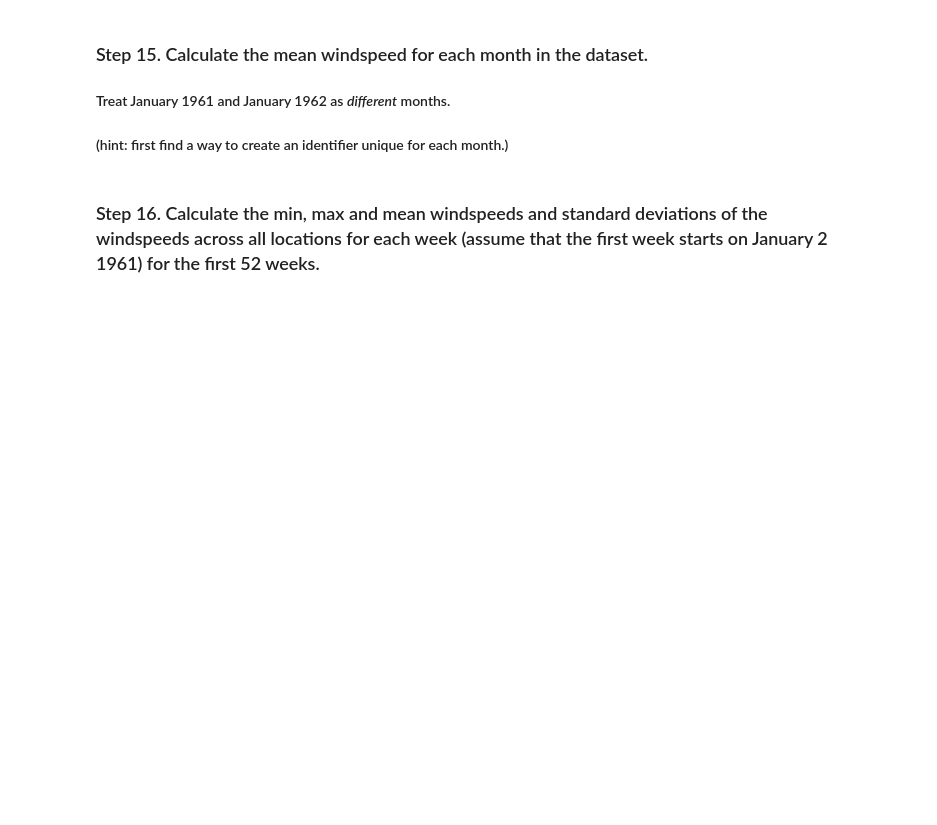
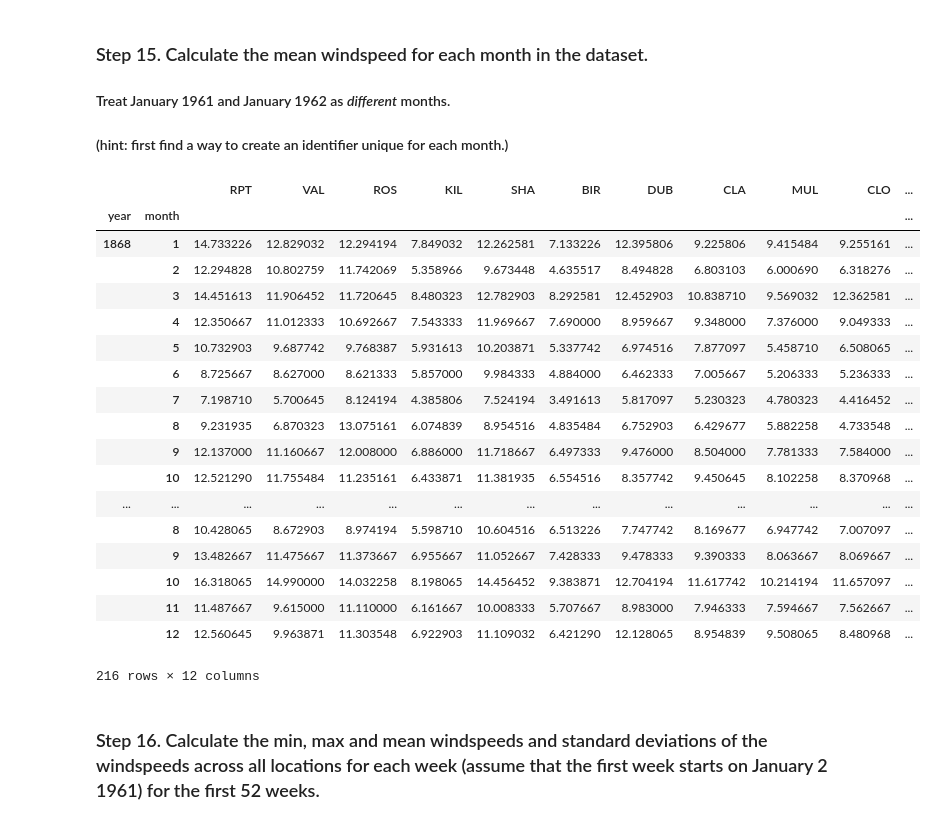
Before and after one commit to amaralcs/pandas_exercises, a Jupyter notebook: 06_Stats/Wind_Stats/Exercises_ca_sol.ipynb, the cells around one changed output. Drawn from its saved outputs; the diff is of its cells as text; code cells hidden in the pictures; blank space fills up the shorter version.

```diff
--- a/06_Stats/Wind_Stats/Exercises_ca_sol.ipynb
+++ b/06_Stats/Wind_Stats/Exercises_ca_sol.ipynb
@@ -141,5 +273,27 @@ dtype: int64
 ### Step 15. Calculate the mean windspeed for each month in the dataset.
 #### Treat January 1961 and January 1962 as *different* months.
 #### (hint: first find a  way to create an identifier unique for each month.)
+# %%
+data.loc[:,'RPT':'month'].groupby(['year','month']).mean()
+# %% [output]
+|  |  | RPT | VAL | ROS | KIL | SHA | BIR | DUB | CLA | MUL | CLO | ... |
+| year | month |  |  |  |  |  |  |  |  |  |  | ... |
+| 1868 | 1 | 14.733226 | 12.829032 | 12.294194 | 7.849032 | 12.262581 | 7.133226 | 12.395806 | 9.225806 | 9.415484 | 9.255161 | ... |
+|  | 2 | 12.294828 | 10.802759 | 11.742069 | 5.358966 | 9.673448 | 4.635517 | 8.494828 | 6.803103 | 6.000690 | 6.318276 | ... |
+|  | 3 | 14.451613 | 11.906452 | 11.720645 | 8.480323 | 12.782903 | 8.292581 | 12.452903 | 10.838710 | 9.569032 | 12.362581 | ... |
+|  | 4 | 12.350667 | 11.012333 | 10.692667 | 7.543333 | 11.969667 | 7.690000 | 8.959667 | 9.348000 | 7.376000 | 9.049333 | ... |
+|  | 5 | 10.732903 | 9.687742 | 9.768387 | 5.931613 | 10.203871 | 5.337742 | 6.974516 | 7.877097 | 5.458710 | 6.508065 | ... |
+|  | 6 | 8.725667 | 8.627000 | 8.621333 | 5.857000 | 9.984333 | 4.884000 | 6.462333 | 7.005667 | 5.206333 | 5.236333 | ... |
+|  | 7 | 7.198710 | 5.700645 | 8.124194 | 4.385806 | 7.524194 | 3.491613 | 5.817097 | 5.230323 | 4.780323 | 4.416452 | ... |
+|  | 8 | 9.231935 | 6.870323 | 13.075161 | 6.074839 | 8.954516 | 4.835484 | 6.752903 | 6.429677 | 5.882258 | 4.733548 | ... |
+|  | 9 | 12.137000 | 11.160667 | 12.008000 | 6.886000 | 11.718667 | 6.497333 | 9.476000 | 8.504000 | 7.781333 | 7.584000 | ... |
+|  | 10 | 12.521290 | 11.755484 | 11.235161 | 6.433871 | 11.381935 | 6.554516 | 8.357742 | 9.450645 | 8.102258 | 8.370968 | ... |
+| ... | ... | ... | ... | ... | ... | ... | ... | ... | ... | ... | ... | ... |
+|  | 8 | 10.428065 | 8.672903 | 8.974194 | 5.598710 | 10.604516 | 6.513226 | 7.747742 | 8.169677 | 6.947742 | 7.007097 | ... |
+|  | 9 | 13.482667 | 11.475667 | 11.373667 | 6.955667 | 11.052667 | 7.428333 | 9.478333 | 9.390333 | 8.063667 | 8.069667 | ... |
+|  | 10 | 16.318065 | 14.990000 | 14.032258 | 8.198065 | 14.456452 | 9.383871 | 12.704194 | 11.617742 | 10.214194 | 11.657097 | ... |
+|  | 11 | 11.487667 | 9.615000 | 11.110000 | 6.161667 | 10.008333 | 5.707667 | 8.983000 | 7.946333 | 7.594667 | 7.562667 | ... |
+|  | 12 | 12.560645 | 9.963871 | 11.303548 | 6.922903 | 11.109032 | 6.421290 | 12.128065 | 8.954839 | 9.508065 | 8.480968 | ... |
+216 rows × 12 columns
 # %% [markdown]
 ### Step 16. Calculate the min, max and mean windspeeds and standard deviations of the windspeeds across all locations for each week (assume that the first week starts on January 2 1961) for the first 52 weeks.
```
Also changed, not shown: parts of 8 cells of this notebook, 8 other files.
